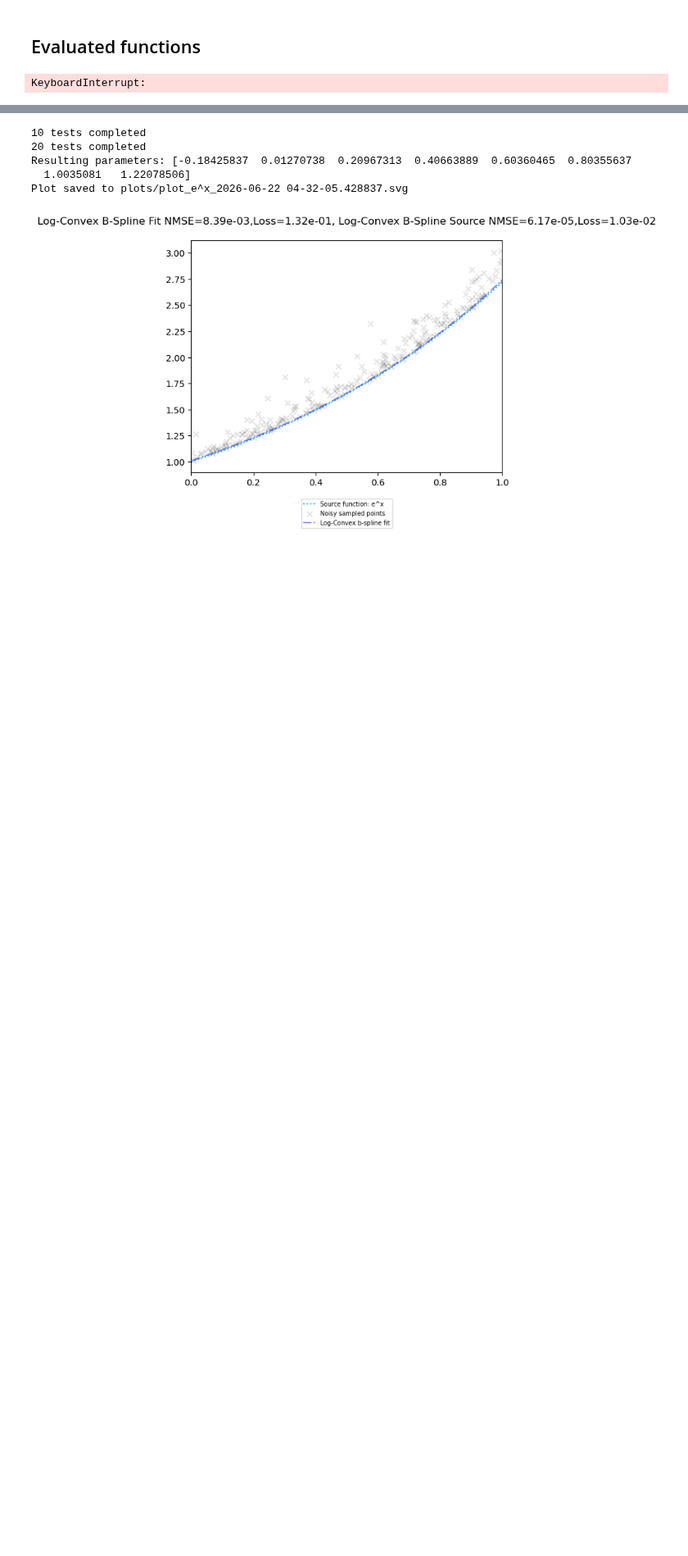
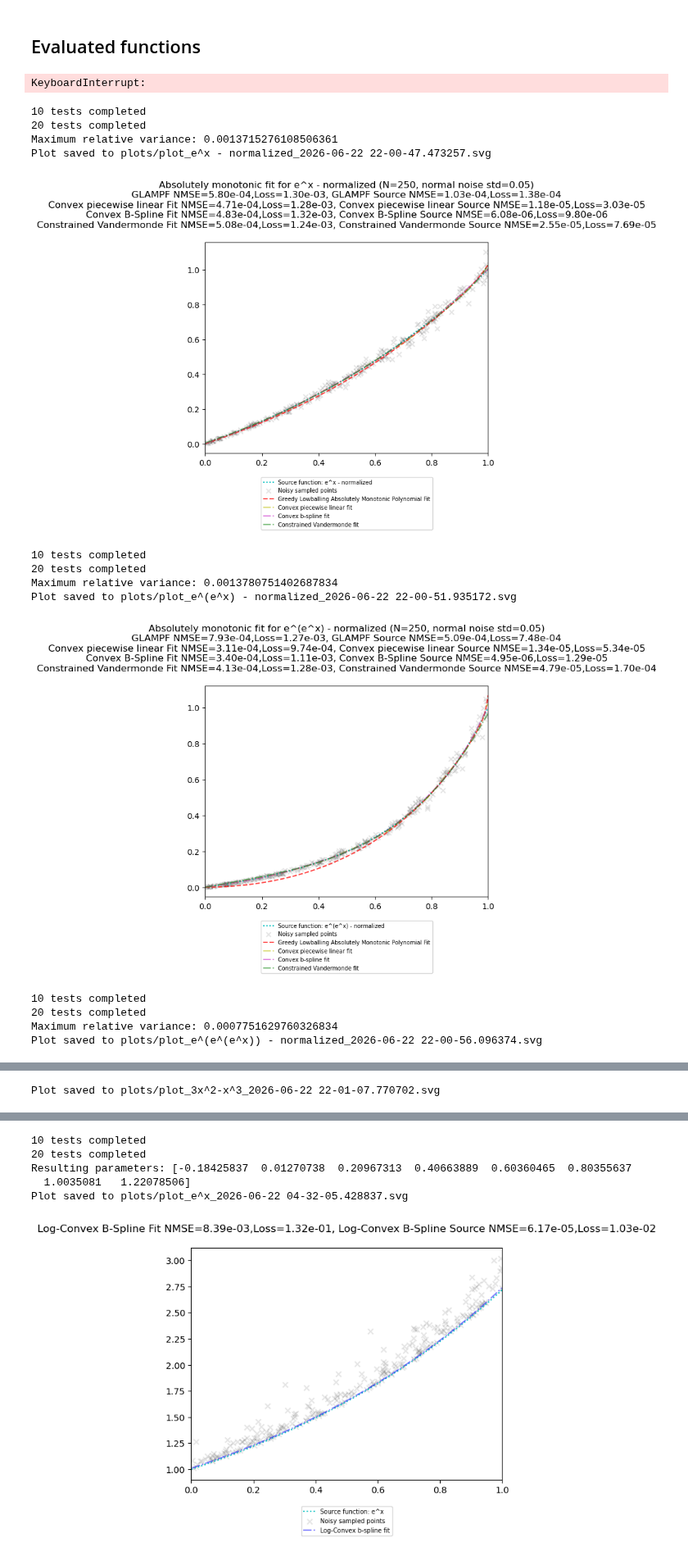
Before and after one commit to Undeceiver/AbsolutelyMonotonicFitting, a Jupyter notebook: absolutely_monotonic_fit.ipynb, the cells around one changed output, grey strips where cells are left out. Shown at 82% size. Saved outputs shown, nothing was run; the diff lists cells and outputs as text; code cells hidden in the pictures; blank space fills up the shorter version.

```diff
--- a/absolutely_monotonic_fit.ipynb
+++ b/absolutely_monotonic_fit.ipynb
@@ -574,16 +590,19 @@ def plot_full_cvxpy_log_bspline_fit(fit_function, function_desc,
     plt.show()
 # %%
 vander_degree = 64
-def vander_fit(f, xx, yy, number_samples_test=number_samples_test,**kwargs):
+def vander_fit(f, xx, yy, number_samples_test=number_samples_test,loss_function=loss_square_residuals,**kwargs):
     vander_matrix = numpy.vander(xx, N=vander_degree + 1, increasing=True)
 
     def vander_obj(coefs, vander_matrix, yy, **kwargs):
         deltas = yy - vander_matrix @ coefs
-        #penalty_negative = numpy.where(deltas < 0, penalize_negative_exp(deltas,**kwargs), 1.0)
-        #return deltas*penalty_negative
-        penalty_negative = penalize_negative_exp(deltas,**kwargs)
-        abs_deltas = numpy.abs(deltas)
-        return abs_deltas + penalty_negative
+
+        loss = deltas*deltas
+
+        #penalty_negative = penalize_negative_exp(deltas,**kwargs)
+        #abs_deltas = numpy.abs(deltas)
+        #loss = abs_deltas + penalty_negative
+
+        return loss
 
     #res = lsq_linear(vander_matrix, yy, bounds=(0, numpy.inf))
     res = least_squares(vander_obj, x0=numpy.ones(vander_degree+1), bounds=(0, numpy.inf), args=(vander_matrix, yy))
@@ -597,13 +616,13 @@ def vander_fit(f, xx, yy, number_samples_test=number_samples_test,**kwargs):
 
     fit_mse = numpy.average(fit_residuals * fit_residuals)
     fit_nmse = fit_mse/f(1)
-    fit_loss = powermean(loss_penalize_negative(fit_residuals,**kwargs),**kwargs)
+    fit_loss = powermean(loss_function(fit_residuals,**kwargs),**kwargs)
 
     xx2 = numpy.linspace(0,1,number_samples_test)
     yy2 = f(xx2)
     ff2 = numpy.interp(xx2,xx,ff)
     source_residuals = ff2-yy2
-    source_loss = powermean(loss_penalize_negative(source_residuals,**kwargs),**kwargs)
+    source_loss = powermean(loss_function(source_residuals,**kwargs),**kwargs)
 
     source_mse = numpy.average(source_residuals * source_residuals)
     source_nmse = source_mse/f(1)
@@ -945,6 +979,7 @@ number_samples = 250
 number_samples_test=100
 number_tests = 20
 exponential_noise_mean_mult=0.05
+normal_noise_std_mult=0
 n_knots = 6
 mean_power = 2
 penalty_exponent = 0.1
@@ -959,7 +994,42 @@ for (fit_function, function_desc) in functions:
     print(f"Maximum relative variance: {max_relative_variance}")
     file_name = f"plot_{function_desc}_{datetime.datetime.now()}.svg"
     file_name = f"plots/{re.sub(r"[/\\?%*:|\"<>\x7F\x00-\x1F]", "-", file_name)}"
-    plot_full_result_monomial_sum_fit(fit_function, function_desc, number_samples, number_samples_test, exponential_noise_mean_mult, avg_result, file_name=file_name, mean_power=mean_power, penalty_exponent=penalty_exponent, n_knots=n_knots)
+    plot_full_result_monomial_sum_fit(fit_function, function_desc, number_samples, number_samples_test, exponential_noise_mean_mult, 0, avg_result, file_name=file_name, mean_power=mean_power, penalty_exponent=penalty_exponent, n_knots=n_knots)
     #plot_full_result_monomial_sum_fit(fit_function, function_desc, number_samples, number_samples_test, exponential_noise_mean_mult, worst_result, mean_power=mean_power, penalty_exponent=penalty_exponent, n_knots=n_knots)
 # %% [output]
 KeyboardInterrupt:
+# %%
+number_samples = 250
+number_samples_test=100
+number_tests = 20
+normal_noise_std_mult=0.05
+exponential_noise_mean_mult=0
+n_knots = 6
+mean_power = 2
+
+for (fit_function, function_desc) in functions:
+    many_results = monomial_sum_fit_many(fit_function, number_samples, number_tests, exponential_noise_mean_mult=exponential_noise_mean_mult, normal_noise_std_mult=normal_noise_std_mult, mean_power=mean_power)
+
+    avg_result = many_results["avg_result"]
+    worst_result = many_results["worst_result"]
+    max_relative_variance = many_results["max_relative_variance"]
+
+    print(f"Maximum relative variance: {max_relative_variance}")
+    file_name = f"plot_{function_desc}_{datetime.datetime.now()}.svg"
+    file_name = f"plots/{re.sub(r"[/\\?%*:|\"<>\x7F\x00-\x1F]", "-", file_name)}"
+    plot_full_result_monomial_sum_fit(fit_function, function_desc, number_samples, number_samples_test, 0, normal_noise_std_mult, avg_result, file_name=file_name, mean_power=mean_power, n_knots=n_knots)
+# %% [output]
+10 tests completed
+20 tests completed
+Maximum relative variance: 0.0013715276108506361
+Plot saved to plots/plot_e^x - normalized_2026-06-22 22-00-47.473257.svg
+[figure, added]
+10 tests completed
+20 tests completed
+Maximum relative variance: 0.0013780751402687834
+Plot saved to plots/plot_e^(e^x) - normalized_2026-06-22 22-00-51.935172.svg
+[figure, added]
+10 tests completed
+20 tests completed
+Maximum relative variance: 0.0007751629760326834
+Plot saved to plots/plot_e^(e^(e^x)) - normalized_2026-06-22 22-00-56.096374.svg
@@ -965,0 +1050 @@ KeyboardInterrupt:
+Plot saved to plots/plot_3x^2-x^3_2026-06-22 22-01-07.770702.svg
```
Also changed, not shown: parts of 10 cells of this notebook, 58 other files.
